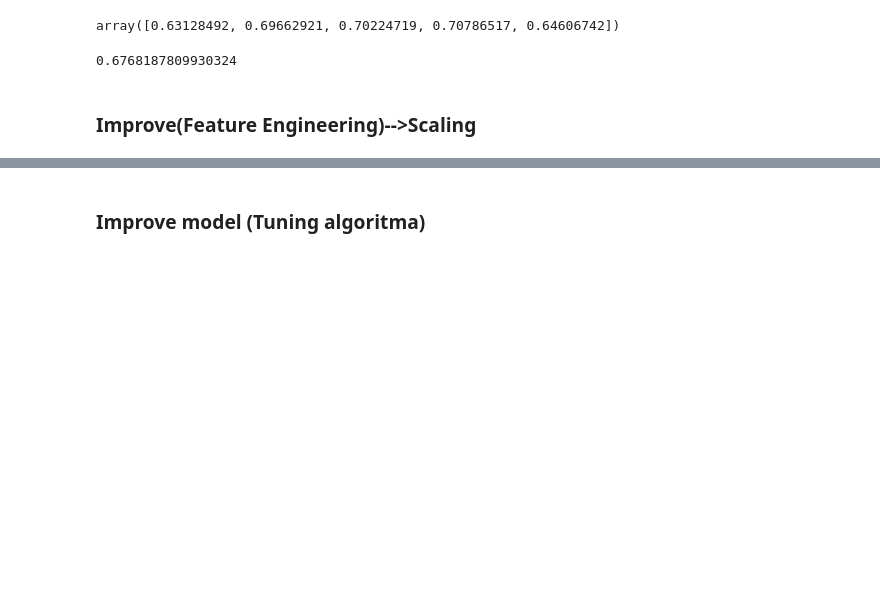
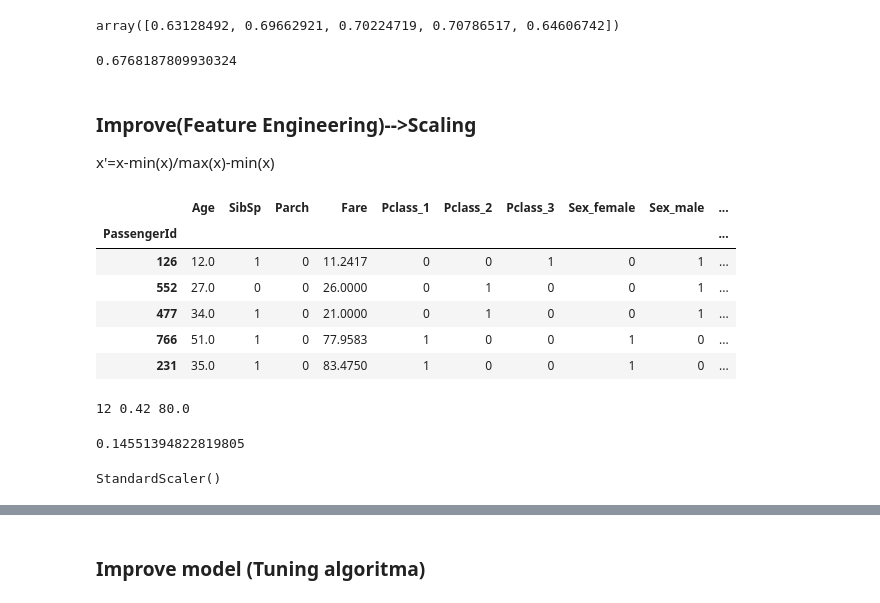
Before and after one commit to asepmuhidin/research, a Jupyter notebook: DS_Supervised.ipynb, the cells around one changed output, grey strips where cells are left out. Cells and saved outputs as stored; diff of their text form; code cells hidden in the pictures; blank space fills up the shorter version.

```diff
--- a/DS_Supervised.ipynb
+++ b/DS_Supervised.ipynb
@@ -280,3 +284,27 @@ scores.mean()
 0.6768187809930324
 # %% [markdown]
 ### Improve(Feature Engineering)-->Scaling
+
+x'=x-min(x)/max(x)-min(x)
+# %%
+x_train.head()
+# %% [output]
+|  | Age | SibSp | Parch | Fare | Pclass_1 | Pclass_2 | Pclass_3 | Sex_female | Sex_male | ... |
+| PassengerId |  |  |  |  |  |  |  |  |  | ... |
+| 126 | 12.0 | 1 | 0 | 11.2417 | 0 | 0 | 1 | 0 | 1 | ... |
+| 552 | 27.0 | 0 | 0 | 26.0000 | 0 | 1 | 0 | 0 | 1 | ... |
+| 477 | 34.0 | 1 | 0 | 21.0000 | 0 | 1 | 0 | 0 | 1 | ... |
+| 766 | 51.0 | 1 | 0 | 77.9583 | 1 | 0 | 0 | 1 | 0 | ... |
+| 231 | 35.0 | 1 | 0 | 83.4750 | 1 | 0 | 0 | 1 | 0 | ... |
+# %%
+x_age=12
+min_age=X.Age.min()
+max_age=X.Age.max()
+print(x_age,min_age,max_age)
+# %% [output]
+12 0.42 80.0
+# %%
+X1=(x_age-min_age)/(max_age-min_age)
+X1
+# %% [output]
+0.14551394822819805
@@ -282,0 +313,5 @@ scores.mean()
+# %%
+scaling=StandardScaler()
+scaling.fit(x_train)
+# %% [output]
+StandardScaler()
```
Also changed, not shown: parts of 6 cells of this notebook.
